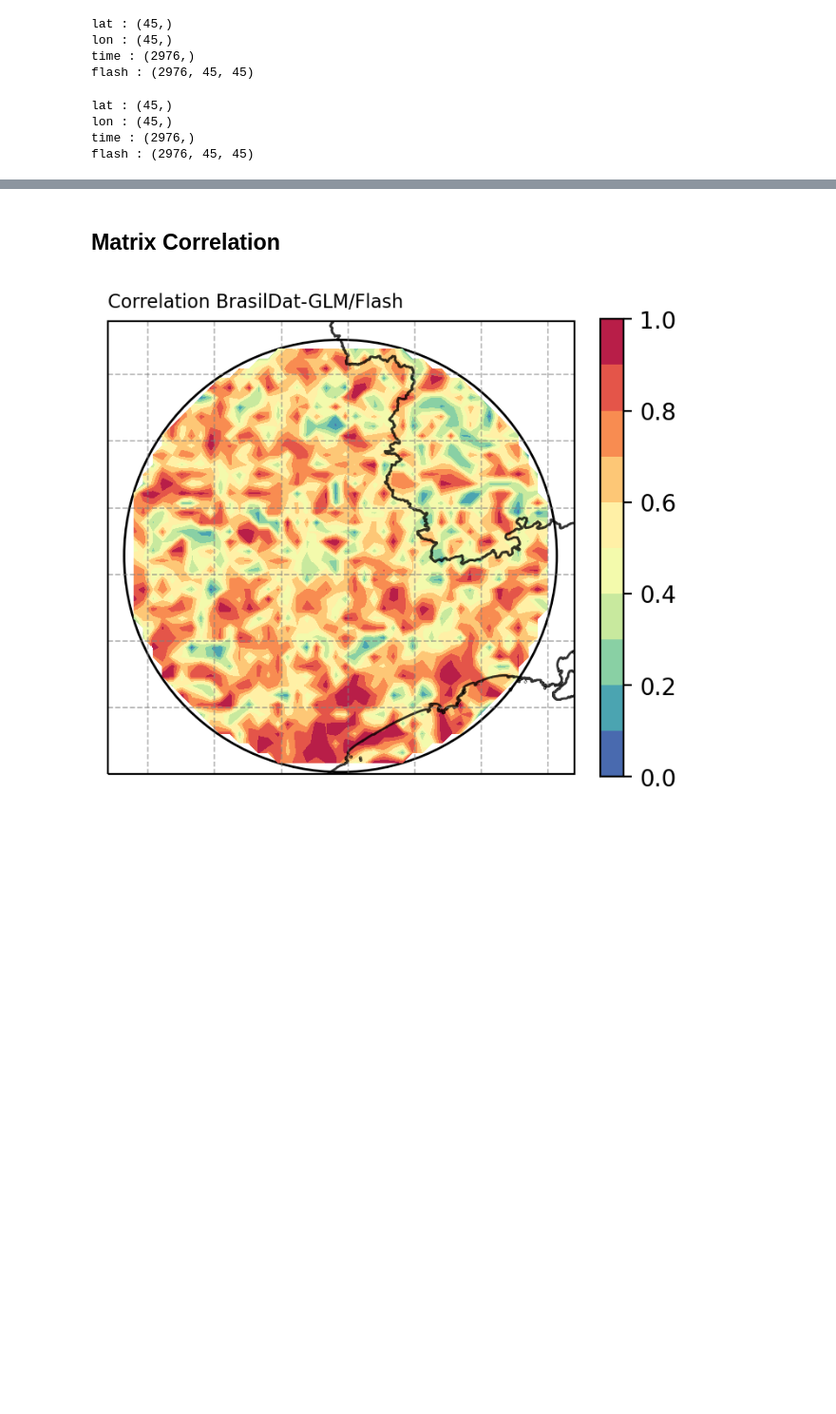
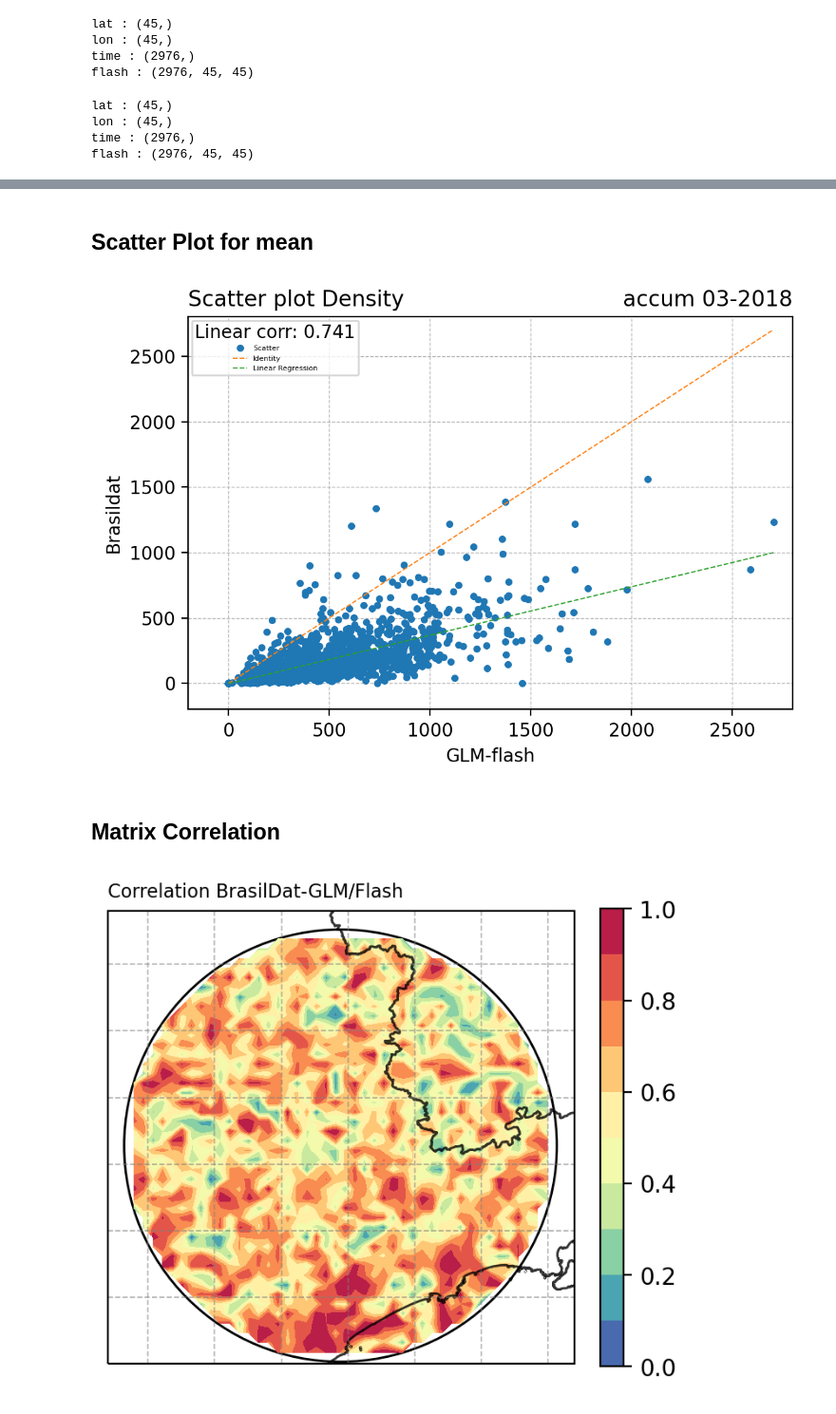
Before and after one commit to mhacarthur/Flash-density, a Jupyter notebook: python/Analysis_BrasilDat_GLM_15min.ipynb, the cells around one changed output, grey strips where cells are left out. Shown: that part at 95% size. Drawn from its saved outputs; the diff is of its cells as text; code cells hidden in the pictures; blank space fills up the shorter version.

```diff
--- a/python/Analysis_BrasilDat_GLM_15min.ipynb
+++ b/python/Analysis_BrasilDat_GLM_15min.ipynb
@@ -17,3 +17,6 @@ import matplotlib.pyplot as plt
 import matplotlib.gridspec as gridspec
 
 %run ../function/function.ipynb
+# %%
+so = 'manjaro'
+# so = 'xubuntu'
@@ -24,7 +37,7 @@ r = (180)/111
 # %%
 shape = list(shpreader.Reader('../mappings/SaoPaulo_Fixed.shp').geometries())
 # %%
-Brasildat_dir = '/media/arturo/Arturo/Data/BrasilDat/SP/BrasilDat_2018_03_15min_8kmx8km.nc'
+Brasildat_dir = base + 'arturo/Arturo/Data/BrasilDat/SP/BrasilDat_2018_03_15min_8kmx8km.nc'
 Brasildat = ca.read_netcdf(Brasildat_dir,2)
 lat = Brasildat['lat']
 lon = Brasildat['lon']
@@ -39,7 +52,7 @@ lon : (45,)
 time : (2976,)
 flash : (2976, 45, 45)
 # %%
-GLM_dir = '/media/arturo/Arturo/Data/GLM/SP/GLM_2018_03_15min_8kmx8km.nc'
+GLM_dir = base + 'arturo/Arturo/Data/GLM/SP/GLM_2018_03_15min_8kmx8km.nc'
 GLM = ca.read_netcdf(GLM_dir,2)
 flash_G = GLM['flash']
 # %% [output]
@@ -99,0 +113,2 @@ plt.savefig(salida,transparent = False,bbox_inches ='tight',pad_inches = 0.1, fa
+# %% [markdown]
+## Scatter Plot for mean
@@ -100,3 +125,44 @@ plt.savefig(salida,transparent = False,bbox_inches ='tight',pad_inches = 0.1, fa
+# %%
+Regresion = np.zeros([3])
+
+X_train, X_test, y_train, y_test = train_test_split(flash_G_15_mean_s,flash_B_15_mean_s, train_size = 0.9,random_state = 1234,shuffle = True)
+corr_test = pearsonr(flash_G_15_mean_s,flash_B_15_mean_s)
+
+modelo = LinearRegression()
+modelo.fit(X = X_train.reshape(-1, 1), y = y_train)
+
+Regresion[0] = corr_test[0]
+Regresion[1] = modelo.coef_ #m
+Regresion[2] = modelo.intercept_ #b
+# %%
+xx = np.arange(0,np.max(flash_G_15_mean_s))
+yy = xx
+yy_regretion = Regresion[1] * xx + Regresion[2]
+
+fig = plt.figure(figsize=(6,4),dpi=200)
+gs = gridspec.GridSpec(1,1)
+
+ax1 = plt.subplot(gs[0, 0])
+ax1.plot(flash_G_15_mean_s,flash_B_15_mean_s,'.',label='Scatter')
+ax1.plot(xx,yy,'--',linewidth=0.7,label='Identity')
+ax1.plot(xx,yy_regretion,'--',linewidth=0.7,label='Linear Regression')
+
+ax1.set_ylim(-200,2800)
+ax1.set_xlim(-200,2800)
+
+ax1.set_ylabel('Brasildat')
+ax1.set_xlabel('GLM-flash')
+ax1.set_title('Scatter plot Density',loc='left')
+ax1.set_title('accum 03-2018',loc='right')
+
+leg_title = 'Linear corr: '+ str(np.round(Regresion[0],3))
+legend = ax1.legend(title=leg_title,loc=2, fontsize=4)
+plt.grid(linewidth=0.5,linestyle='--')
+
+salida = '../images/Scatter_GLM_BrasilDat_15min_month_acumm.png'
+plt.savefig(salida,transparent = False,bbox_inches ='tight',pad_inches = 0.1, facecolor='white')
+# %% [output]
+[figure, added]
 # %% [markdown]
 ## Matrix Correlation
 # %%
```
Also changed, not shown: parts of 4 cells of this notebook, 2 other files.
